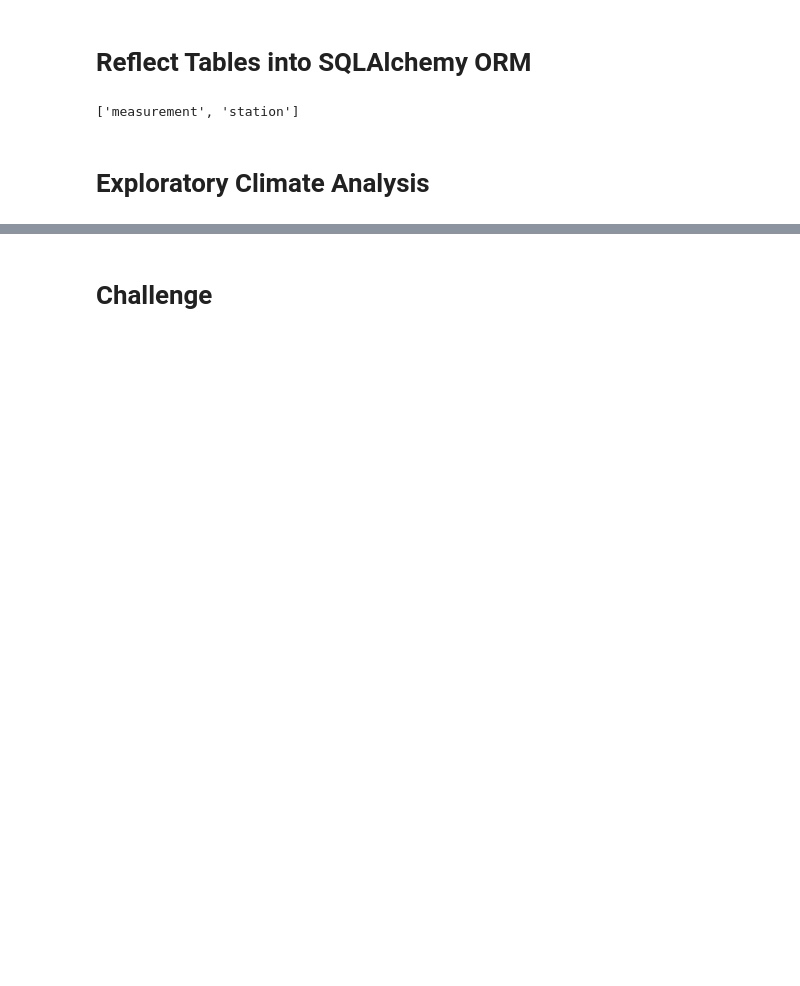
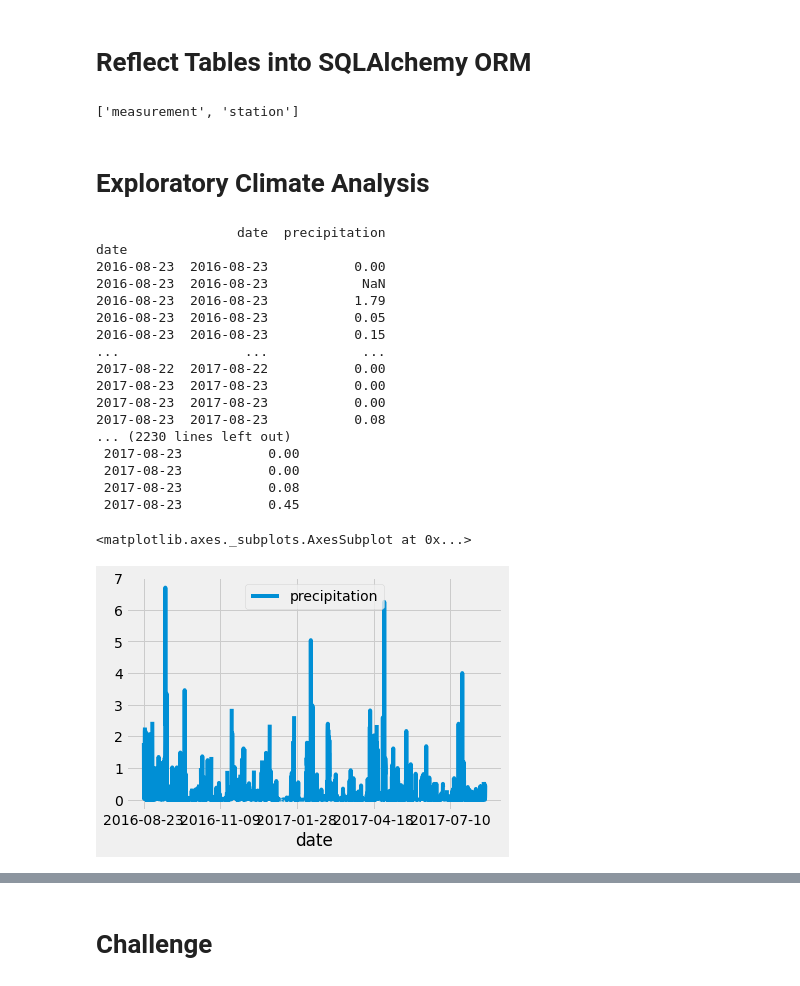
Before and after one commit to ewyluda/surfs_up, a Jupyter notebook: climate_analysis.ipynb, the cells around one changed output, grey strips where cells are left out. Drawn from its saved outputs; the diff is of its cells as text; code cells hidden in the pictures; blank space fills up the shorter version.

```diff
--- a/climate_analysis.ipynb
+++ b/climate_analysis.ipynb
@@ -31,22 +31,60 @@ Base.classes.keys()
 ['measurement', 'station']
 # %%
 # Save references to each table
+Measurement = Base.classes.measurement
+Station = Base.classes.station
 # %%
 # Create our session (link) from Python to the DB
+session = Session(engine)
 # %% [markdown]
 # Exploratory Climate Analysis
 # %%
 # Design a query to retrieve the last 12 months of precipitation data and plot the results.
 #Starting from the last data point in the database.
 
 # Calculate the date one year from the last date in data set.
+prev_year = dt.date(2017, 8, 23) - dt.timedelta(days=365)
 
 # Perform a query to retrieve the data and precipitation scores
+results = []
+results = session.query(Measurement.date, Measurement.prcp).filter(Measurement.date >= prev_year).all()
 
 # Save the query results as a Pandas DataFrame and set the index to the date column
+df = pd.DataFrame(results, columns=['date','precipitation'])
 
 # Sort the dataframe by date
+df.set_index(df['date'], inplace=True) # sets the index to match the date column (date column still exists)
+
+df = df.sort_index()  # sort the dataframe by date
+
+# Print df with index...
+print(df)
+
+# Print df without index...
+print(df.to_string(index=False))
+
 
 # Use Pandas Plotting with Matplotlib to plot the data
+df.plot()
+# %% [output]
+                  date  precipitation
+date
+2016-08-23  2016-08-23           0.00
+2016-08-23  2016-08-23            NaN
+2016-08-23  2016-08-23           1.79
+2016-08-23  2016-08-23           0.05
+2016-08-23  2016-08-23           0.15
+...                ...            ...
+2017-08-22  2017-08-22           0.00
+2017-08-23  2017-08-23           0.00
+2017-08-23  2017-08-23           0.00
+2017-08-23  2017-08-23           0.08
+... (2230 lines left out)
+ 2017-08-23           0.00
+ 2017-08-23           0.00
+ 2017-08-23           0.08
+ 2017-08-23           0.45
+<matplotlib.axes._subplots.AxesSubplot at 0x...>
+[figure, added]
 # %%
 # Use Pandas to calcualte the summary statistics for the precipitation data
```
Also changed, not shown: parts of 1 cell of this notebook.
